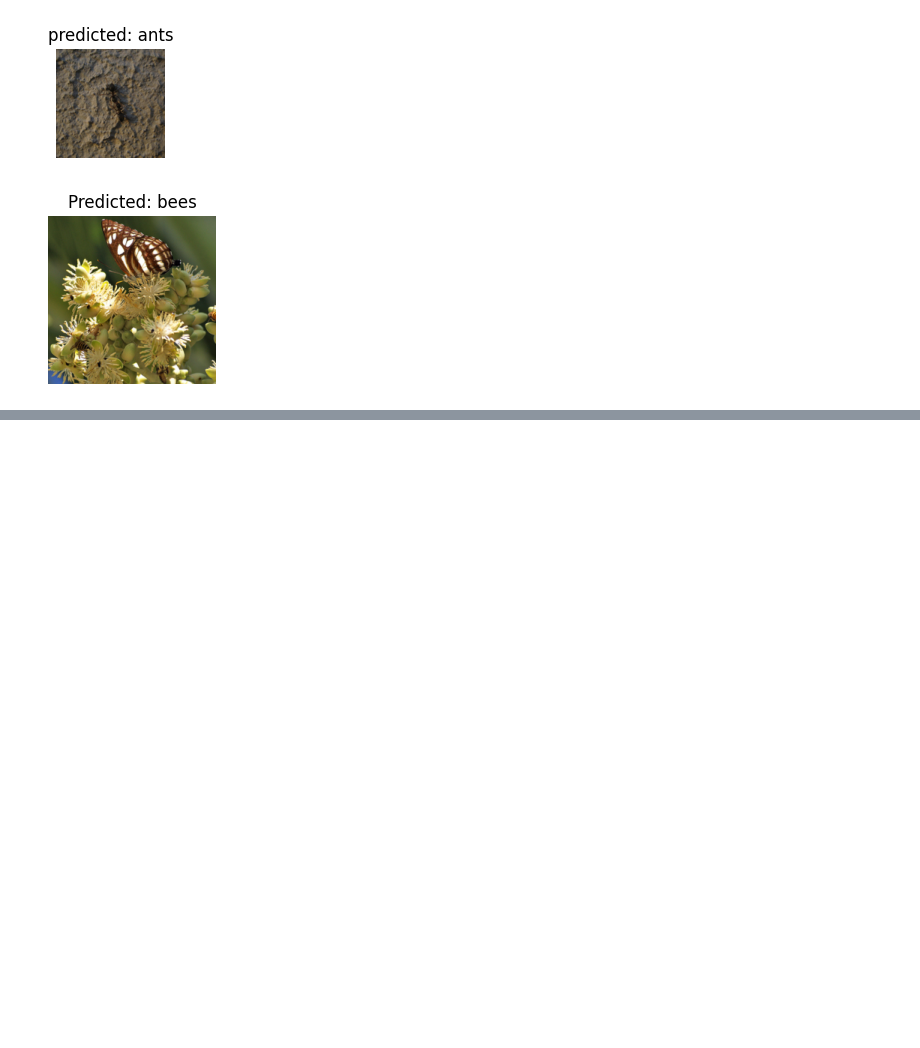
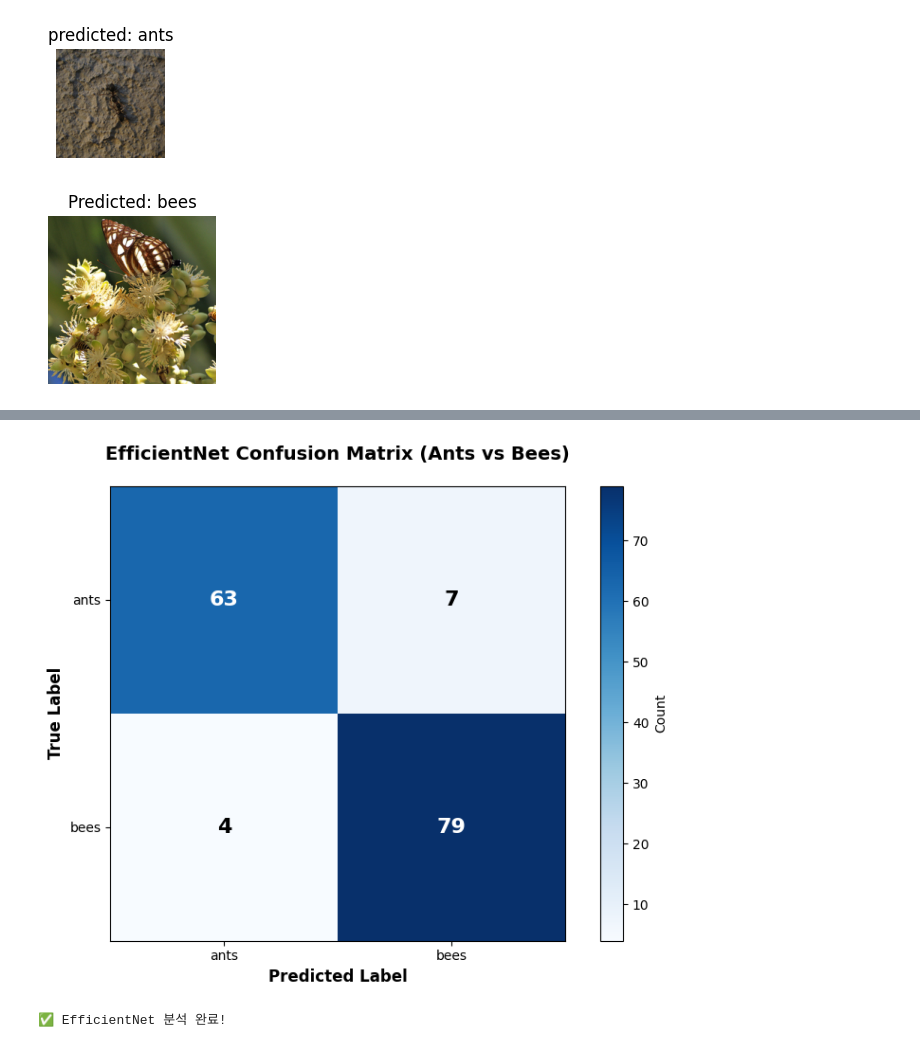
Before and after one commit to SongRoute/AI_study, a Jupyter notebook: week10/practice10.ipynb, the cells around one changed output, grey strips where cells are left out. Saved outputs shown, nothing was run; the diff lists cells and outputs as text; code cells hidden in the pictures; blank space fills up the shorter version.

```diff
--- a/week10/practice10.ipynb
+++ b/week10/practice10.ipynb
@@ -304,0 +631,40 @@ plt.show()
+# %%
+# 혼동 행렬 시각화
+from sklearn.metrics import confusion_matrix
+
+# 혼동 행렬 계산
+cm = confusion_matrix(eff_true_labels, eff_predictions)
+
+# matplotlib로 시각화
+fig, ax = plt.subplots(figsize=(8, 6))
+im = ax.imshow(cm, cmap='Blues')
+
+# 축 레이블 설정
+ax.set_xticks(np.arange(len(class_names)))
+ax.set_yticks(np.arange(len(class_names)))
+ax.set_xticklabels(class_names)
+ax.set_yticklabels(class_names)
+
+# 각 셀에 숫자 표시
+for i in range(len(class_names)):
+    for j in range(len(class_names)):
+        text = ax.text(j, i, cm[i, j],
+                      ha="center", va="center",
+                      color="white" if cm[i, j] > cm.max() / 2 else "black",
+                      fontsize=16, fontweight='bold')
+
+# 레이블 및 제목
+ax.set_xlabel('Predicted Label', fontsize=12, fontweight='bold')
+ax.set_ylabel('True Label', fontsize=12, fontweight='bold')
+ax.set_title('EfficientNet Confusion Matrix (Ants vs Bees)',
+             fontsize=14, fontweight='bold', pad=20)
+
+# 컬러바
+plt.colorbar(im, ax=ax, label='Count')
+plt.tight_layout()
+plt.show()
+
+print("\n✅ EfficientNet 분석 완료!")
+# %% [output]
+[figure, added]
+✅ EfficientNet 분석 완료!
```
Also changed, not shown: parts of 8 cells of this notebook.
